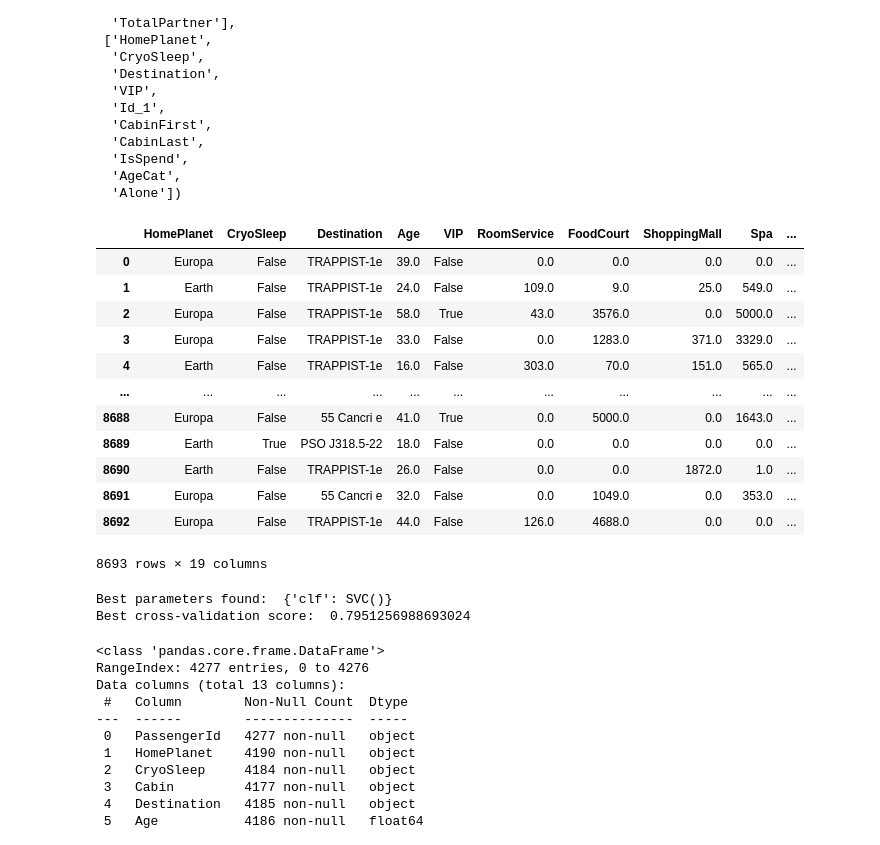
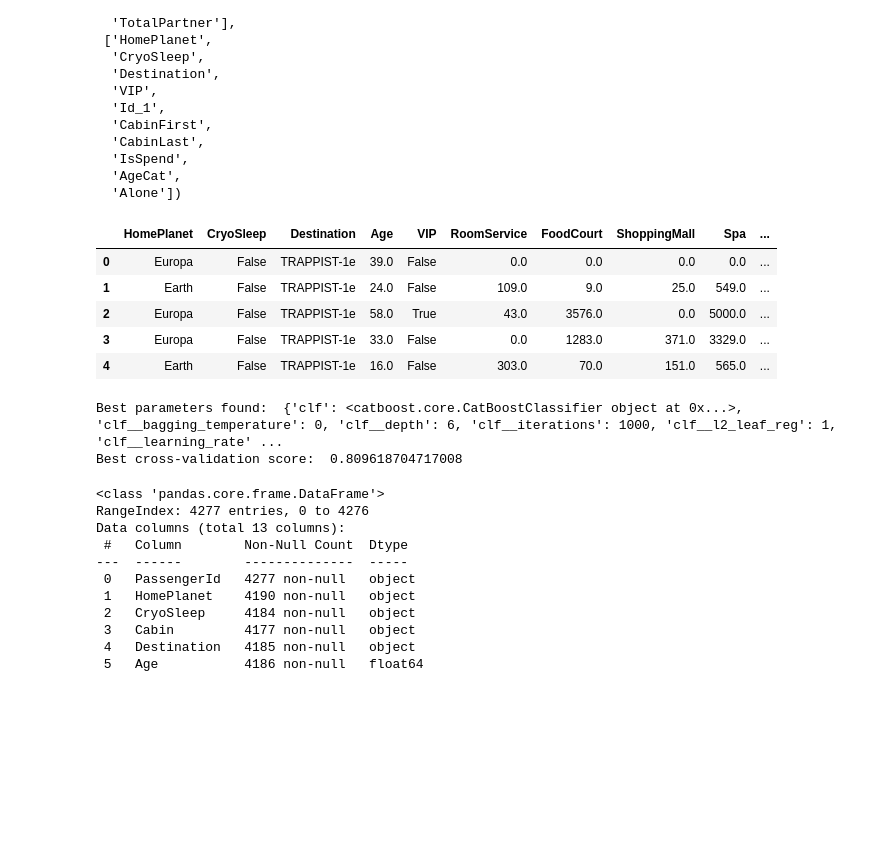
Before and after one commit to tengkumuazabs/my-portfolio, a Jupyter notebook: python-projects/kaggle/spaceship-titanic/main.ipynb, the cells around one changed output. Saved outputs shown, nothing was run; the diff lists cells and outputs as text; code cells hidden in the pictures; blank space fills up the shorter version.

```diff
--- a/python-projects/kaggle/spaceship-titanic/main.ipynb
+++ b/python-projects/kaggle/spaceship-titanic/main.ipynb
@@ -255,18 +255,11 @@ pipeline = Pipeline([
 # %%
 # np.log(X_train_modify.Age + 1).plot(kind='hist')
 # %%
-X_train_modify
+X_train_modify.head()
 # %% [output]
 |  | HomePlanet | CryoSleep | Destination | Age | VIP | RoomService | FoodCourt | ShoppingMall | Spa | ... |
 | 0 | Europa | False | TRAPPIST-1e | 39.0 | False | 0.0 | 0.0 | 0.0 | 0.0 | ... |
 | 1 | Earth | False | TRAPPIST-1e | 24.0 | False | 109.0 | 9.0 | 25.0 | 549.0 | ... |
 | 2 | Europa | False | TRAPPIST-1e | 58.0 | True | 43.0 | 3576.0 | 0.0 | 5000.0 | ... |
 | 3 | Europa | False | TRAPPIST-1e | 33.0 | False | 0.0 | 1283.0 | 371.0 | 3329.0 | ... |
 | 4 | Earth | False | TRAPPIST-1e | 16.0 | False | 303.0 | 70.0 | 151.0 | 565.0 | ... |
-| ... | ... | ... | ... | ... | ... | ... | ... | ... | ... | ... |
-| 8688 | Europa | False | 55 Cancri e | 41.0 | True | 0.0 | 5000.0 | 0.0 | 1643.0 | ... |
-| 8689 | Earth | True | PSO J318.5-22 | 18.0 | False | 0.0 | 0.0 | 0.0 | 0.0 | ... |
-| 8690 | Earth | False | TRAPPIST-1e | 26.0 | False | 0.0 | 0.0 | 1872.0 | 1.0 | ... |
-| 8691 | Europa | False | 55 Cancri e | 32.0 | False | 0.0 | 1049.0 | 0.0 | 353.0 | ... |
-| 8692 | Europa | False | TRAPPIST-1e | 44.0 | False | 126.0 | 4688.0 | 0.0 | 0.0 | ... |
-8693 rows × 19 columns
@@ -273,6 +271,30 @@ X_train_modify
 # %%
-param_grid = {'clf': [CatBoostClassifier(verbose=False), SVC(), RandomForestClassifier()]}
+# param_grid = [
+#     {
+#         'clf': [CatBoostClassifier(verbose=False)],
+#         'clf__learning_rate': [0.01, 0.1]
+#     },
+#     {
+#         'clf': [SVC()],
+#         'clf__C': [0.1, 1, 10],
+#         'clf__kernel': ['poly', 'rbf']
+#     },
+#     {
+#         'clf': [RandomForestClassifier()],
+#         'clf__n_estimators': [50, 100]
+#     }
+# ]
 
+param_grid = [
+    {
+        'clf': [CatBoostClassifier(verbose=False)],
+        'clf__learning_rate': [0.01, 0.1],
+        'clf__depth': [6, 8],
+        'clf__iterations': [500, 1000],
+        'clf__l2_leaf_reg': [1, 5],
+        'clf__bagging_temperature': [0, 0.5]
+    }
+]
 
 grid_search = GridSearchCV(pipeline, param_grid, cv=5, scoring='accuracy', n_jobs=-1, error_score='raise')
 
@@ -281,8 +303,8 @@ grid_search.fit(X_train, y_train)
 print("Best parameters found: ", grid_search.best_params_)
 print("Best cross-validation score: ", grid_search.best_score_)
 # %% [output]
-Best parameters found:  {'clf': SVC()}
-Best cross-validation score:  0.7951256988693024
+Best parameters found:  {'clf': <catboost.core.CatBoostClassifier object at 0x...>, 'clf__bagging_temperature': 0, 'clf__depth': 6, 'clf__iterations': 1000, 'clf__l2_leaf_reg': 1, 'clf__learning_rate' ...
+Best cross-validation score:  0.809618704717008
 # %%
 test = pd.read_csv('data/test.csv')
 # %%
```
Also changed, not shown: parts of 3 cells of this notebook, 5 other files.
